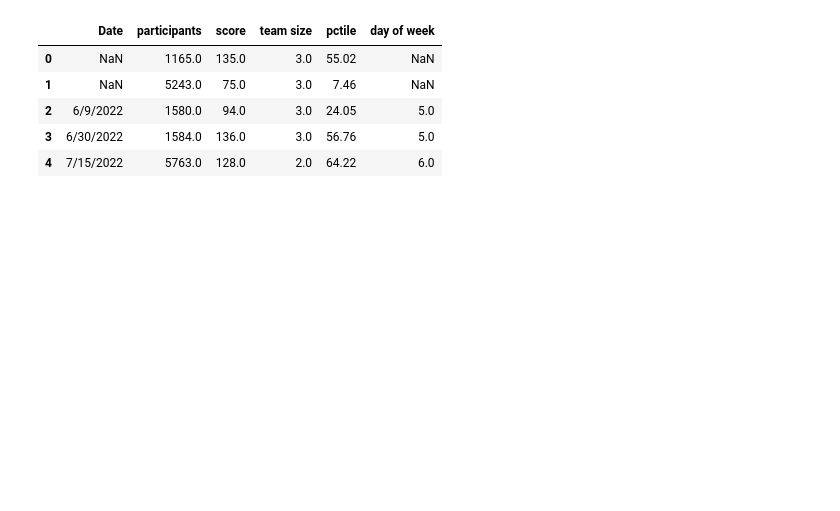
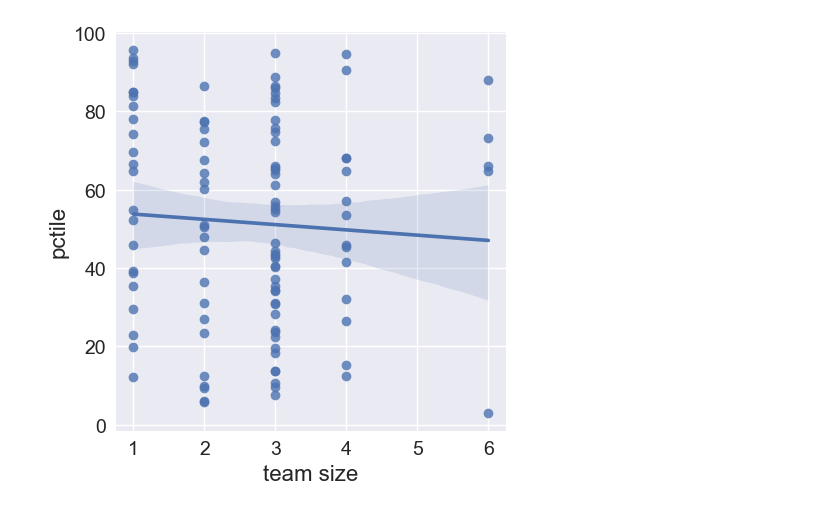
Before and after one commit to ahakso/sandbox, a Jupyter notebook: bbq quiz analysis.ipynb, the cells around one changed output. Drawn from its saved outputs; the diff is of its cells as text; code cells hidden in the pictures; blank space fills up the shorter version.

```diff
--- a/bbq quiz analysis.ipynb
+++ b/bbq quiz analysis.ipynb
@@ -5,9 +19,9 @@ raw = pd.read_clipboard()
-# %%
-raw.head()
-# %% [output]
-|  | Date | participants | score | team size | pctile | day of week |
-| 0 | NaN | 1165.0 | 135.0 | 3.0 | 55.02 | NaN |
-| 1 | NaN | 5243.0 | 75.0 | 3.0 | 7.46 | NaN |
-| 2 | 6/9/2022 | 1580.0 | 94.0 | 3.0 | 24.05 | 5.0 |
-| 3 | 6/30/2022 | 1584.0 | 136.0 | 3.0 | 56.76 | 5.0 |
-| 4 | 7/15/2022 | 5763.0 | 128.0 | 2.0 | 64.22 | 6.0 |
+# %%
+# fig, ax = plt.subplots(figsize=(10, 6))
+fg = sns.lmplot(
+    raw.loc[lambda df: df["team size"] != 5].astype({"team size": int}),
+    x="team size",
+    y="pctile",
+)
+# %% [output]
+[figure, added]
```
Also changed, not shown: parts of 11 cells of this notebook, 39 other files.
